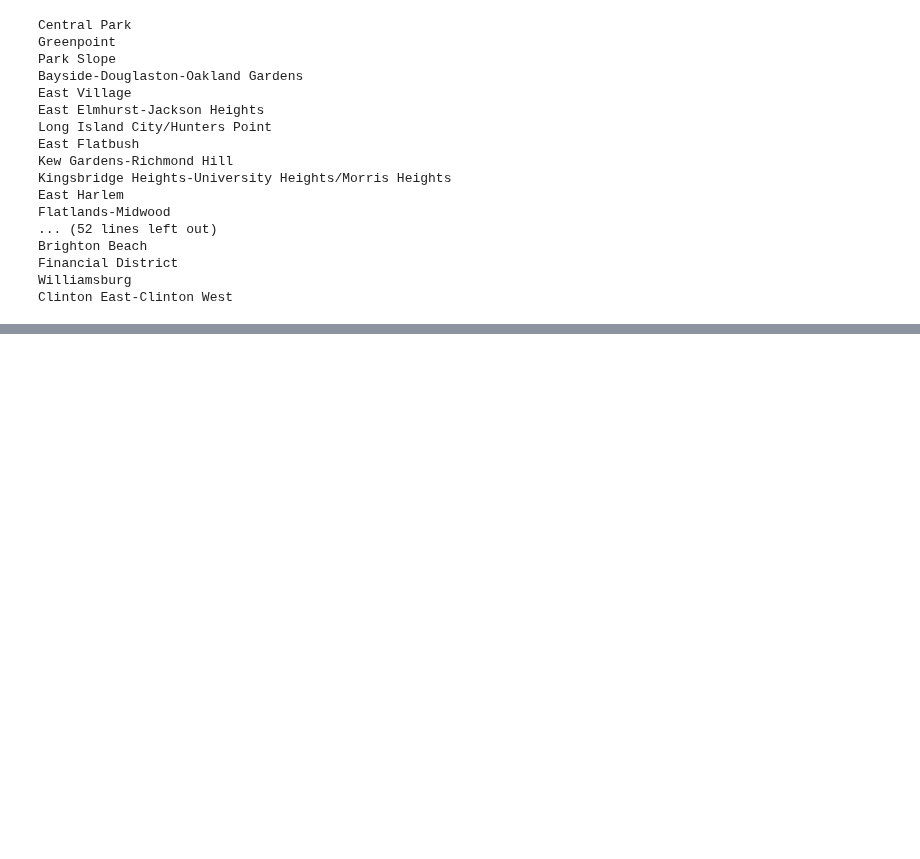
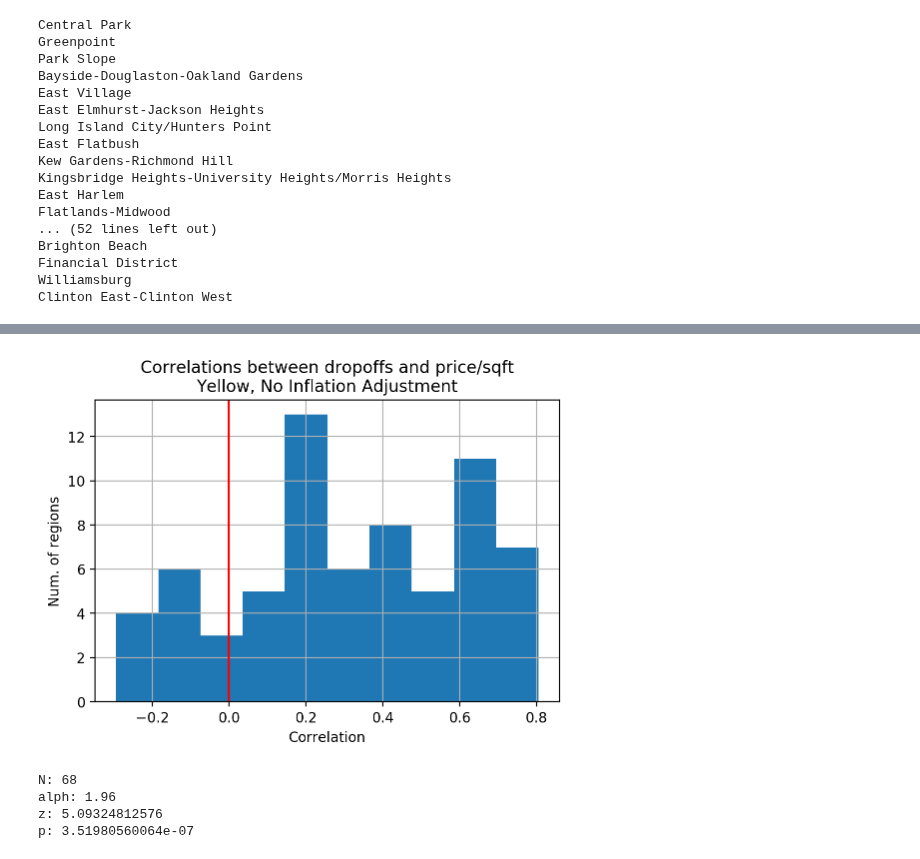
Before and after one commit to ds1004-sp17/ds1004, a Jupyter notebook: deliverable2/rent_hypothesis.ipynb, the cells around one changed output, grey strips where cells are left out. Saved outputs shown, nothing was run; the diff lists cells and outputs as text; code cells hidden in the pictures; blank space fills up the shorter version.

```diff
--- a/deliverable2/rent_hypothesis.ipynb
+++ b/deliverable2/rent_hypothesis.ipynb
@@ -350,0 +462,10 @@ plt.show()
+# %%
+evaluate(zillow_composite, yellow,
+        'Correlations between dropoffs and price/sqft\n'
+              'Yellow, No Inflation Adjustment')
+# %% [output]
+[figure, added]
+N: 68
+alph: 1.96
+z: 5.09324812576
+p: 3.51980560064e-07
```
Also changed, not shown: parts of 15 cells of this notebook.
